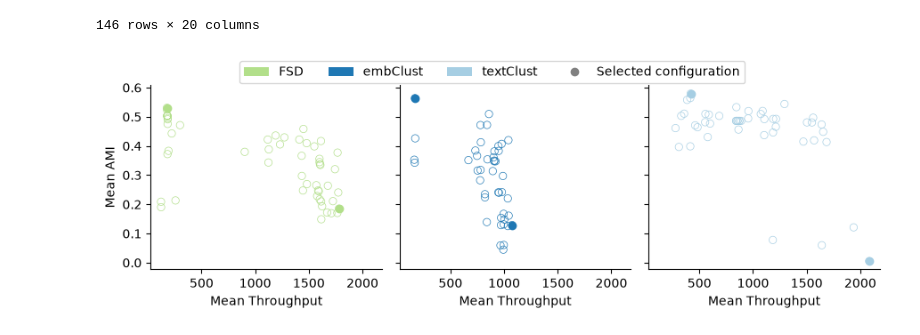
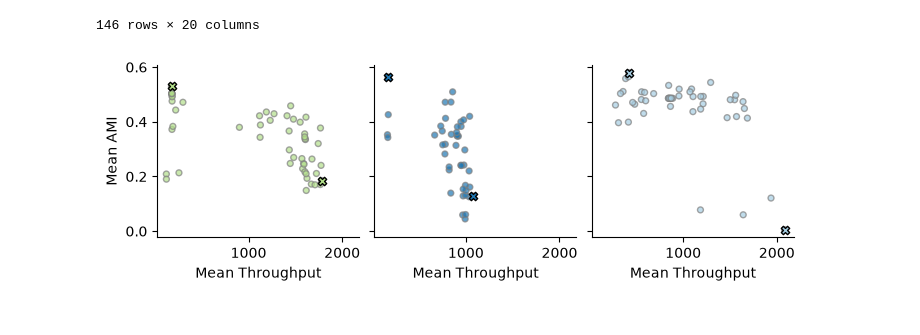
Before and after one commit to lea11100/textClust_hpo, a Jupyter notebook: smac_hpo/evaluation/config_analysis.ipynb, the cells around one changed output. Saved outputs shown, nothing was run; the diff lists cells and outputs as text; code cells hidden in the pictures.

```diff
--- a/smac_hpo/evaluation/config_analysis.ipynb
+++ b/smac_hpo/evaluation/config_analysis.ipynb
@@ -14,6 +14,13 @@ from moocore import hypervolume
 
 from smac_hpo.evaluation.utils import build_results_csv, store_results_csv, load_results_csv, normalize, pareto_optimal_points
 from smac_hpo.evaluation.utils import COLORS, COLOR_PALETTE, ALGORITHM_ORDER, OLD_DATASETS, NEW_DATASETS, ALL_DATASETS, NUM_SEEDS, NUM_REPS
+from smac_hpo.evaluation.utils import DOUBLE_COLUMN_WIDTH, PANEL_HEIGHT, facet_aspect, set_publication_style
+set_publication_style()
+
+FIGURES_DIR = pathlib.Path("figures")
+FIGURES_DIR.mkdir(parents=True, exist_ok=True)
+LATEX_DIR = pathlib.Path("latex")
+LATEX_DIR.mkdir(parents=True, exist_ok=True )
 # %%
 HYPERPARAMETERS = {
     "FSD": [
@@ -513,50 +534,67 @@ def draw_panel(data, **kwargs):
 
     color = COLORS[alg]
     sns.scatterplot(data, x="avg_throughput", y="adj_mutual_info_final",
-                    facecolors="none",edgecolors=color, ax=ax)
+                    size=1,facecolor=color, linewidth=1, edgecolor="grey", alpha=0.7, ax=ax)
     plt.scatter(
         y=best_ami["adj_mutual_info_final"],
         x=best_ami["avg_throughput"],
         color=color,
-        edgecolors=color,
+        edgecolors="black",
         zorder=3,
+        marker="X"
     )
     plt.scatter(
         y=best_tp["adj_mutual_info_final"],
         x=best_tp["avg_throughput"],
         color=color,
-        edgecolors=color,
+        edgecolors="black",
         zorder=3,
+        marker="X"
     )
 
 
-g = sns.FacetGrid(df, col="algorithm")
+g = sns.FacetGrid(df, col="algorithm", height=PANEL_HEIGHT, aspect=facet_aspect(len(ALGORITHM_ORDER)))
 g.map_dataframe(draw_panel)
 g.set_titles(col_template="")
 g.set_xlabels("Mean Throughput")
 g.set_ylabels("Mean AMI")
 
 legend_handles: list[Patch | Line2D] = [
-    Patch(facecolor=COLORS[alg], label=alg) for alg in ALGORITHM_ORDER
+    Patch(facecolor=COLORS[alg], label=alg, edgecolor="black") for alg in ALGORITHM_ORDER
 ]
 legend_handles.append(
     Line2D(
         [],
         [],
-        marker="o",
+        marker="X",
         linestyle="None",
         markerfacecolor="grey",
-        markeredgecolor="grey",
+        markeredgecolor="black",
         label="Selected configuration",
-        markersize=6,
+        markersize=8,
     )
 )
-g.figure.legend(handles=legend_handles, title="", ncol=4,
-                loc="upper center", bbox_to_anchor=(0.5, 1.0),)
+legend_fig = plt.figure()
+legend_fig.legend(handles=legend_handles, loc="center", ncol=4)
+legend_fig.savefig(
+    FIGURES_DIR / "config_analysis_best_tradeoff_legend.pdf",
+    format="pdf",
+    bbox_inches="tight",
+    pad_inches=0,
+)
+plt.close(legend_fig)
+
+
+g.figure.savefig(
+    FIGURES_DIR / "config_analysis_best_tradeoff.pdf",
+    format="pdf",
+    bbox_inches="tight",
+    pad_inches=0.1,
+)
 
 plt.show()
 # %% [output]
-[figure, old version]
+[figure, new version]
 # %%
 df_ami = df_best_ami.copy()
 df_tp = df_best_tp.copy()
```
Also changed, not shown: parts of 2 cells of this notebook, 18 other files.
